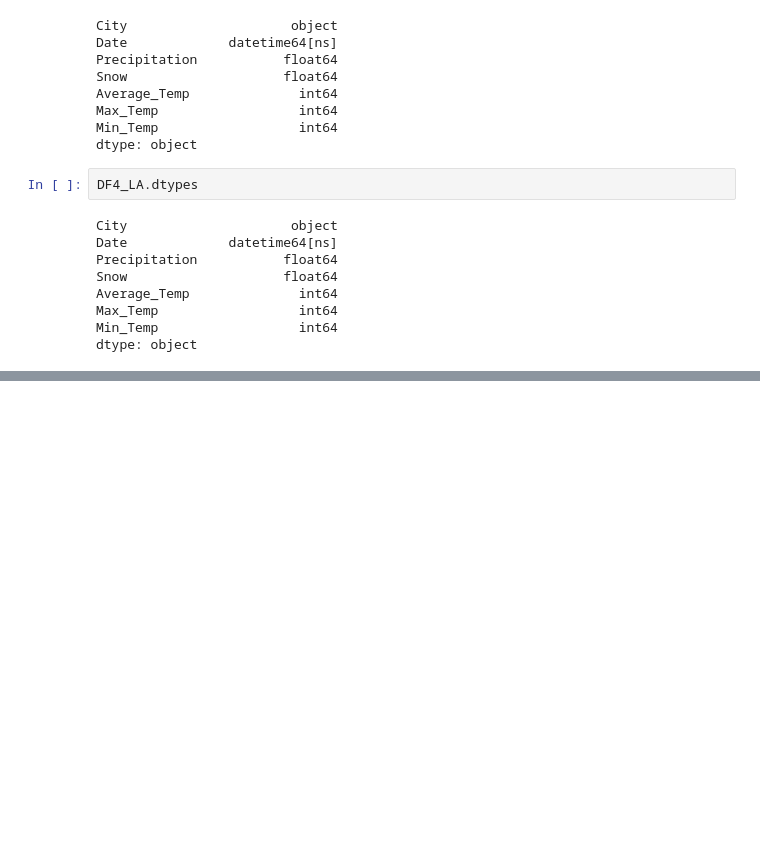
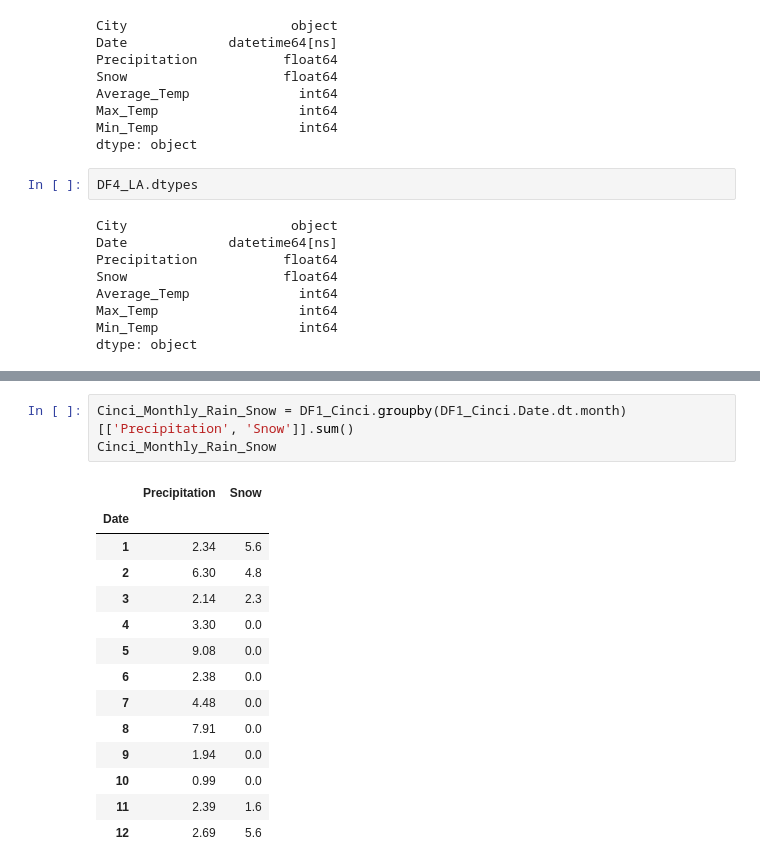
Before and after one commit to BerisDizdar/City_Weather_Comparison, a Jupyter notebook: City_Weather_Comp_2.ipynb, the cells around one changed output, grey strips where cells are left out. Drawn from its saved outputs; the diff is of its cells as text; blank space fills up the shorter version.

```diff
--- a/City_Weather_Comp_2.ipynb
+++ b/City_Weather_Comp_2.ipynb
@@ -269,0 +326,18 @@ dtype: object
+# %%
+Cinci_Monthly_Rain_Snow = DF1_Cinci.groupby(DF1_Cinci.Date.dt.month)[['Precipitation', 'Snow']].sum()
+Cinci_Monthly_Rain_Snow
+# %% [output]
+|  | Precipitation | Snow |
+| Date |  |  |
+| 1 | 2.34 | 5.6 |
+| 2 | 6.30 | 4.8 |
+| 3 | 2.14 | 2.3 |
+| 4 | 3.30 | 0.0 |
+| 5 | 9.08 | 0.0 |
+| 6 | 2.38 | 0.0 |
+| 7 | 4.48 | 0.0 |
+| 8 | 7.91 | 0.0 |
+| 9 | 1.94 | 0.0 |
+| 10 | 0.99 | 0.0 |
+| 11 | 2.39 | 1.6 |
+| 12 | 2.69 | 5.6 |
```
Also changed, not shown: parts of 4 cells of this notebook.
